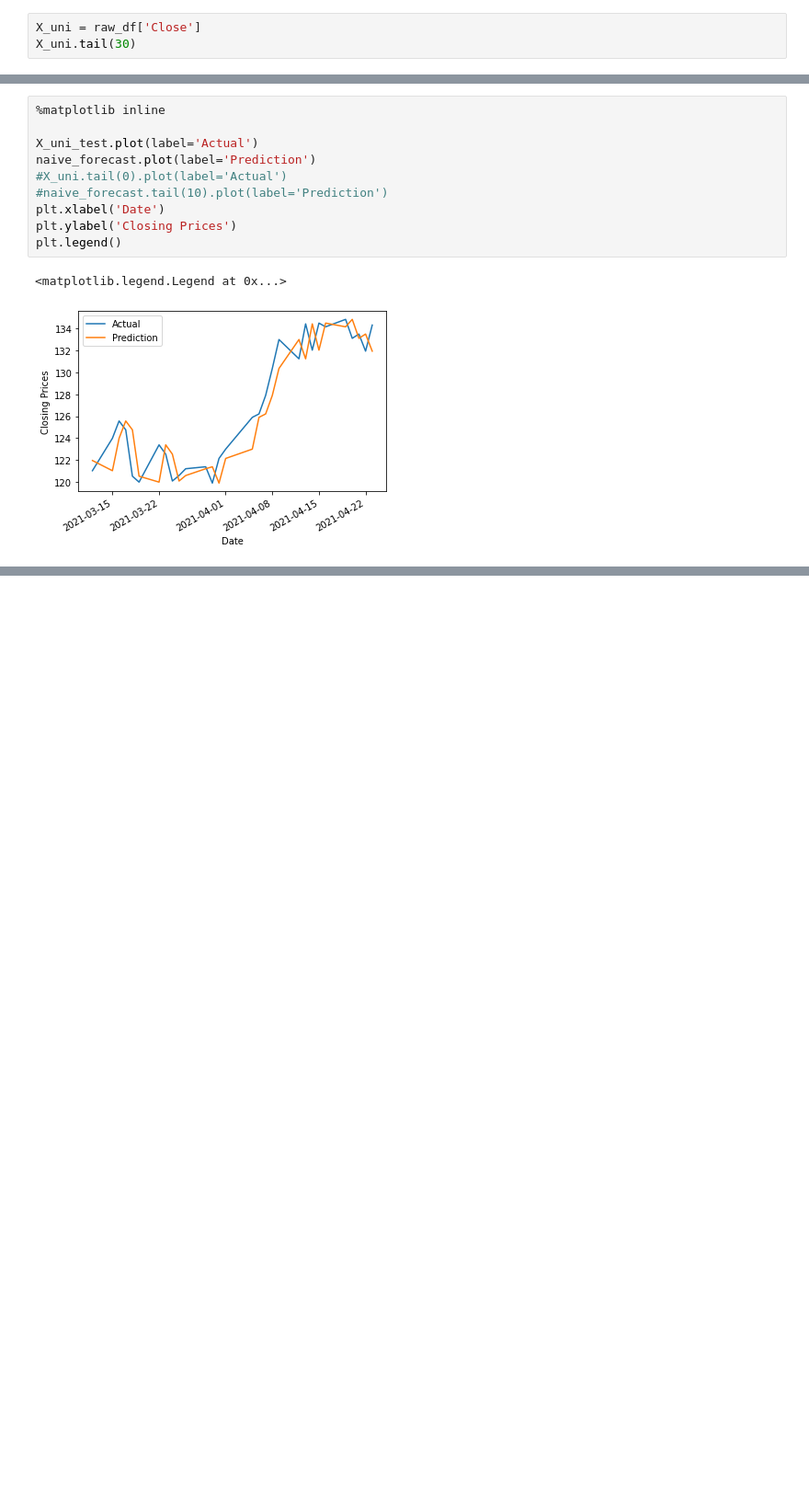
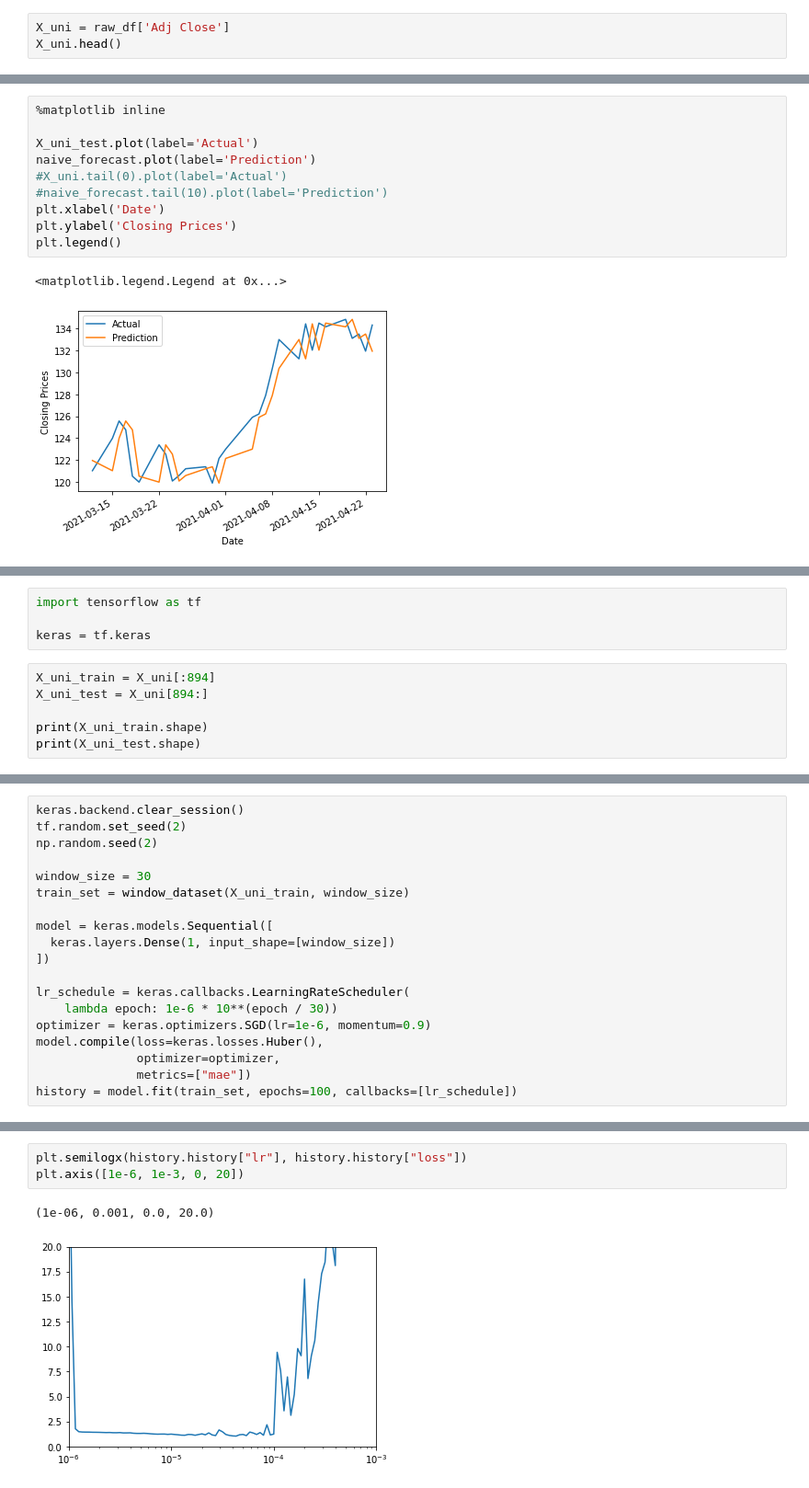
Before and after one commit to BeardedGinger24/Stock-Prediction-Machine-Learning, a Jupyter notebook: StockPriceForecasting.ipynb, the cells around one changed output, grey strips where cells are left out. Shown at 92% size. Drawn from its saved outputs; the diff is of its cells as text; blank space fills up the shorter version.

Commit message:
Added more models for forecasting

```diff
--- a/StockPriceForecasting.ipynb
+++ b/StockPriceForecasting.ipynb
@@ -29,7 +29,7 @@ memory usage: 68.9 KB
 # %% [markdown]
 ## Create a Univariate dataset(Closing price and time)
 # %%
-X_uni = raw_df['Close']
-X_uni.tail(30)
+X_uni = raw_df['Adj Close']
+X_uni.head()
 # %% [output]
 Date
@@ -139,0 +113,10 @@ print(mae)
+# %%
+import tensorflow as tf
+
+keras = tf.keras
+# %%
+X_uni_train = X_uni[:894]
+X_uni_test = X_uni[894:]
+
+print(X_uni_train.shape)
+print(X_uni_test.shape)
@@ -139,0 +158,19 @@ print(mae)
+# %%
+keras.backend.clear_session()
+tf.random.set_seed(2)
+np.random.seed(2)
+
+window_size = 30
+train_set = window_dataset(X_uni_train, window_size)
+
+model = keras.models.Sequential([
+  keras.layers.Dense(1, input_shape=[window_size])
+])
+
+lr_schedule = keras.callbacks.LearningRateScheduler(
+    lambda epoch: 1e-6 * 10**(epoch / 30))
+optimizer = keras.optimizers.SGD(lr=1e-6, momentum=0.9)
+model.compile(loss=keras.losses.Huber(),
+              optimizer=optimizer,
+              metrics=["mae"])
+history = model.fit(train_set, epochs=100, callbacks=[lr_schedule])
@@ -139,0 +195,6 @@ print(mae)
+# %%
+plt.semilogx(history.history["lr"], history.history["loss"])
+plt.axis([1e-6, 1e-3, 0, 20])
+# %% [output]
+(1e-06, 0.001, 0.0, 20.0)
+[figure, added]
```
Also changed, not shown: parts of 46 cells of this notebook.
